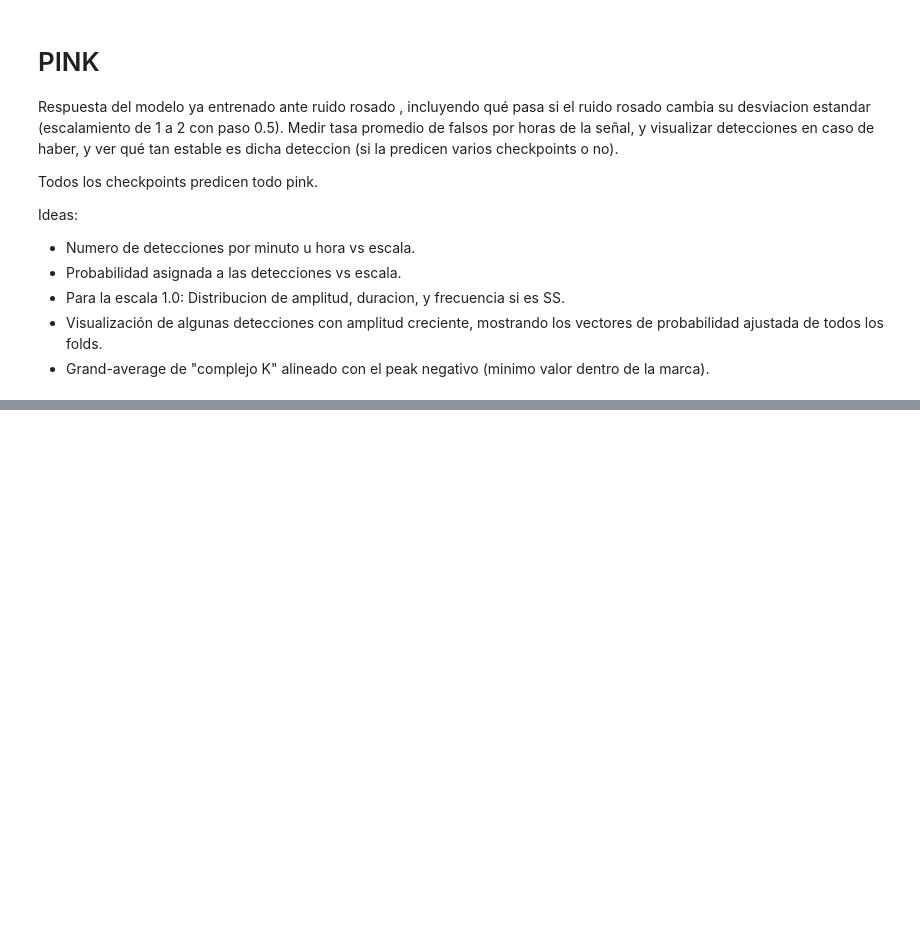
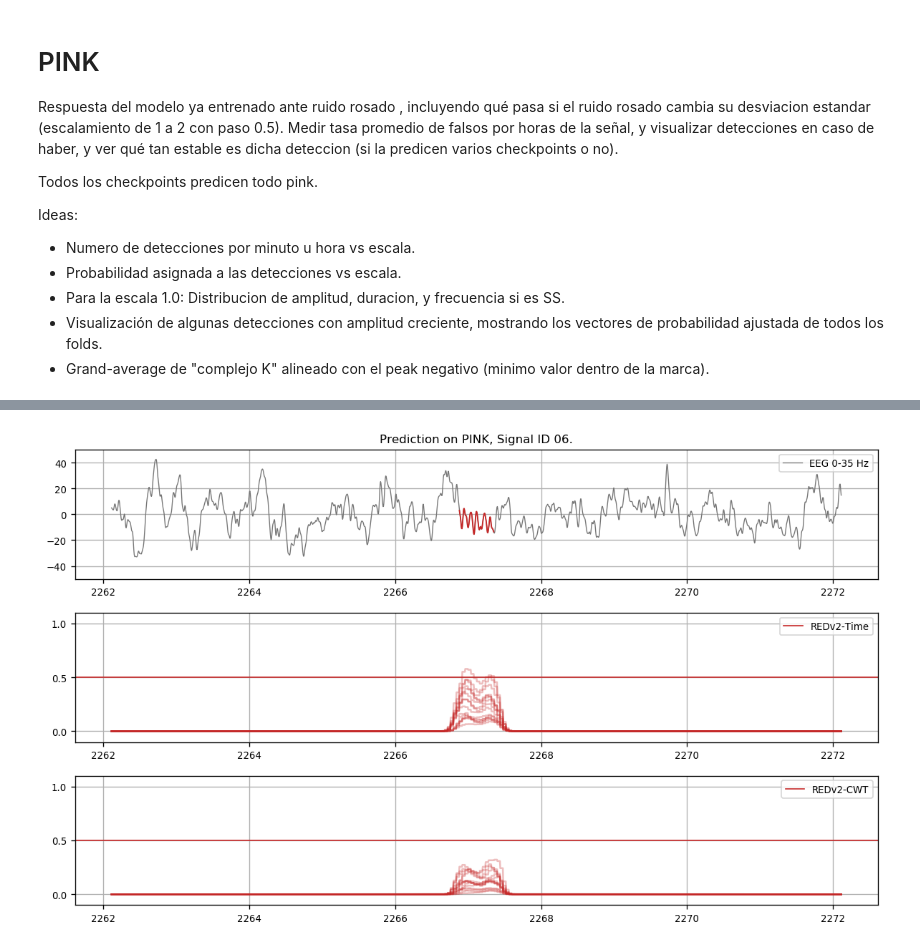
Before and after one commit to nicolasigor/sleep-rnn, a Jupyter notebook: figs_thesis/2021_result_indataset.ipynb, the cells around one changed output, grey strips where cells are left out. Drawn from its saved outputs; the diff is of its cells as text; code cells hidden in the pictures; blank space fills up the shorter version.

```diff
--- a/figs_thesis/2021_result_indataset.ipynb
+++ b/figs_thesis/2021_result_indataset.ipynb
@@ -712,2 +715,15 @@ print("Done.")
 # %%
-pred_dict['v2_time']['scale-1.0'][14][20]
+# Medir numero de detecciones por minuto (epm)
+scales = ['scale-1.0', 'scale-1.5', 'scale-2.0']
+n_folds = 15
+subject_ids = pink.all_ids
+table = []
+for model_version in models:
+    for scale in scales:
+        for k in range(n_folds):
+            for subject_id in subject_ids:
+                this_pred = pred_dict[model_version][scale][k][subject_id]
+                table.append(
+                    {'model': model_version, 'scale': scale, 'fold': k, 'subject_id': subject_id, 'n_events': this_pred.shape[0]}
+                )
+table = pd.DataFrame(table)
@@ -740,0 +904,63 @@ plt.show()
+# %%
+tmp_signal = pink.get_subject_signal(subject_id=selected_subject_id, normalize_clip=False)
+
+mark = np.array(
+    [453376, 453471]
+)
+
+window_duration = 10
+fs = pink.fs
+center_sample = int(mark.mean())
+window_size = int(window_duration * fs)
+start_sample = int(center_sample - window_size // 2)
+end_sample = start_sample + window_size
+segment_signal = tmp_signal[start_sample:end_sample]
+time_axis = np.arange(start_sample, end_sample) / fs
+
+start_spindle_relative = mark[0] - start_sample
+end_spindle_relative = mark[1] - start_sample
+
+y_lim = 50
+
+fig, axes = plt.subplots(3, 1, figsize=(10, 6), dpi=120)
+ax = axes[0]
+ax.plot(
+    time_axis, segment_signal, linewidth=0.8, label="EEG 0-35 Hz",
+    color=viz.GREY_COLORS[6])
+ax.plot(
+    time_axis[start_spindle_relative:end_spindle_relative], segment_signal[start_spindle_relative:end_spindle_relative], linewidth=1.1,
+    color=viz.PALETTE['red'])
+ax.set_ylim([-y_lim, y_lim])
+ax.tick_params(labelsize=8)
+ax.grid()
+ax.legend(loc="upper right", fontsize=8)
+ax.set_title("Prediction on PINK, Signal ID %02d." % (selected_subject_id), fontsize=10)
+
+ax = axes[1]
+model_version = "v2_time"
+for proba in proba_dict[model_version]:
+    proba_segment = proba[start_sample:end_sample]
+    ax.plot(time_axis, proba_segment, linewidth=1.5, alpha=0.3, color=viz.PALETTE['red'])
+ax.tick_params(labelsize=8)
+ax.set_ylim([-0.1, 1.1])
+ax.set_yticks([0, 0.5, 1])
+ax.grid()
+ax.axhline(0.5, linewidth=1, color=viz.PALETTE['red'], label="REDv2-Time")
+ax.legend(loc="upper right", fontsize=8)
+
+ax = axes[2]
+model_version = "v2_cwt1d"
+for proba in proba_dict[model_version]:
+    proba_segment = proba[start_sample:end_sample]
+    ax.plot(time_axis, proba_segment, linewidth=1.5, alpha=0.3, color=viz.PALETTE['red'])
+ax.tick_params(labelsize=8)
+ax.set_ylim([-0.1, 1.1])
+ax.set_yticks([0, 0.5, 1])
+ax.grid()
+ax.axhline(0.5, linewidth=1, color=viz.PALETTE['red'], label="REDv2-CWT")
+ax.legend(loc="upper right", fontsize=8)
+
+plt.tight_layout()
+plt.show()
+# %% [output]
+[figure, added]
```
Also changed, not shown: parts of 11 cells of this notebook, 4 other files.
